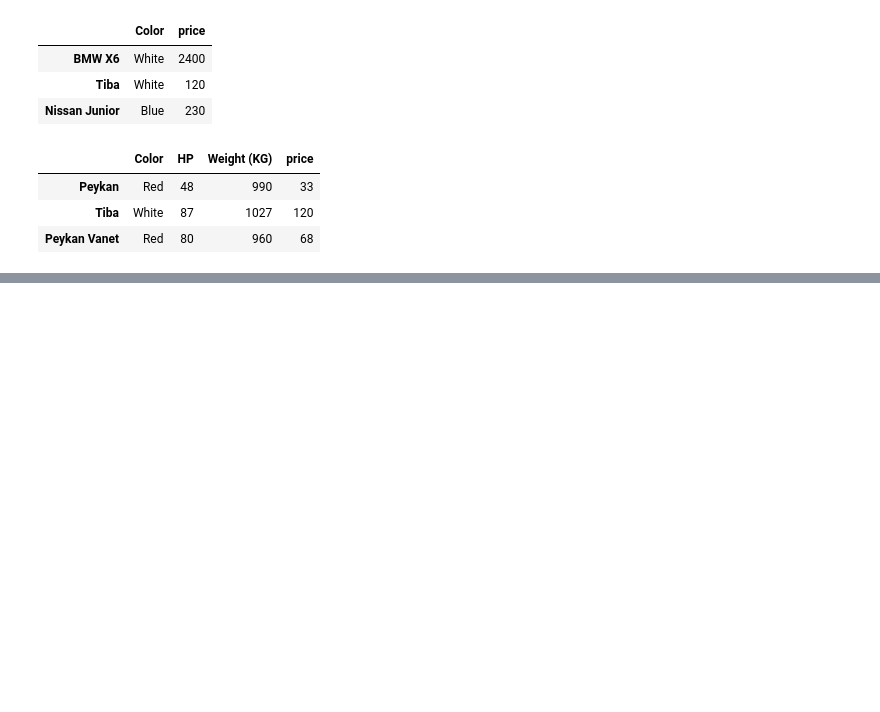
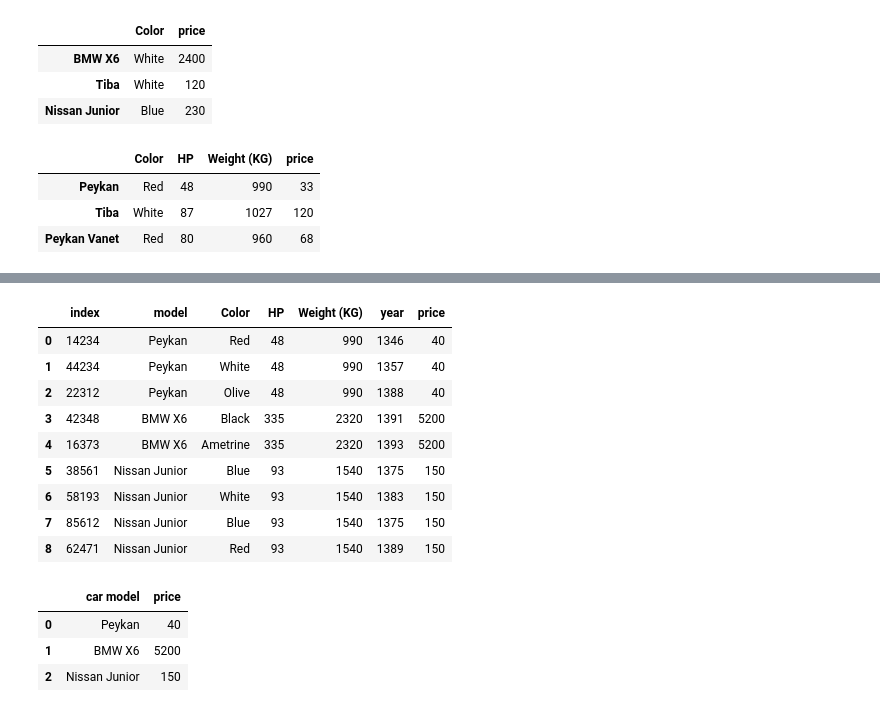
Before and after one commit to showmidelo/Preliminary_Data_Analysis_KARYAR1402, a Jupyter notebook: 02_session_Pandas.ipynb, the cells around one changed output, grey strips where cells are left out. Drawn from its saved outputs; the diff is of its cells as text; code cells hidden in the pictures; blank space fills up the shorter version.

```diff
--- a/02_session_Pandas.ipynb
+++ b/02_session_Pandas.ipynb
@@ -557,0 +766,14 @@ df[(condition_1) | ((condition_2) & condition_3)]
+# %%
+import pandas as pd
+import numpy as np
+cars_dictionary = {
+    "model" :["Peykan", "Peykan", "Peykan", "BMW X6", "BMW X6", "Nissan Junior", "Nissan Junior", "Nissan Junior", "Nissan Junior"],
+    "Color" :["Red", "White", "Olive",  "Black", "Ametrine", "Blue", "White", "Blue", "Red"],
+    "HP" :[48, 48, 48, 335, 335, 93, 93, 93, 93],
+    "Weight (KG)" :[990, 990, 990, 2320, 2320, 1540, 1540, 1540, 1540],
+    "year" :[1346, 1357, 1388, 1391, 1393, 1375, 1383, 1375, 1389]
+}
+
+cars_df = pd.DataFrame(cars_dictionary,
+                      index = [14234, 44234, 22312, 42348, 16373, 38561, 58193, 85612, 62471])
+cars_df
@@ -557,0 +791,7 @@ df[(condition_1) | ((condition_2) & condition_3)]
+# %%
+price_dictionary = {
+    "model" : ["Peykan", "BMW X6", "Nissan Junior"],
+    "price" : [40, 5200, 150]
+}
+price_df = pd.DataFrame(price_dictionary)
+price_df
@@ -557,0 +820,3 @@ df[(condition_1) | ((condition_2) & condition_3)]
+# %%
+new_df = cars_df.reset_index()
+new_df
@@ -557,0 +834,25 @@ df[(condition_1) | ((condition_2) & condition_3)]
+# %%
+pd.merge(new_df, price_df)
+# %% [output]
+|  | index | model | Color | HP | Weight (KG) | year | price |
+| 0 | 14234 | Peykan | Red | 48 | 990 | 1346 | 40 |
+| 1 | 44234 | Peykan | White | 48 | 990 | 1357 | 40 |
+| 2 | 22312 | Peykan | Olive | 48 | 990 | 1388 | 40 |
+| 3 | 42348 | BMW X6 | Black | 335 | 2320 | 1391 | 5200 |
+| 4 | 16373 | BMW X6 | Ametrine | 335 | 2320 | 1393 | 5200 |
+| 5 | 38561 | Nissan Junior | Blue | 93 | 1540 | 1375 | 150 |
+| 6 | 58193 | Nissan Junior | White | 93 | 1540 | 1383 | 150 |
+| 7 | 85612 | Nissan Junior | Blue | 93 | 1540 | 1375 | 150 |
+| 8 | 62471 | Nissan Junior | Red | 93 | 1540 | 1389 | 150 |
+# %%
+price_dictionary2 = {
+    "car model" : ["Peykan", "BMW X6", "Nissan Junior"],
+    "price" : [40, 5200, 150]
+}
+price_df2 = pd.DataFrame(price_dictionary2)
+price_df2
+# %% [output]
+|  | car model | price |
+| 0 | Peykan | 40 |
+| 1 | BMW X6 | 5200 |
+| 2 | Nissan Junior | 150 |
```
Also changed, not shown: parts of 43 cells of this notebook.
